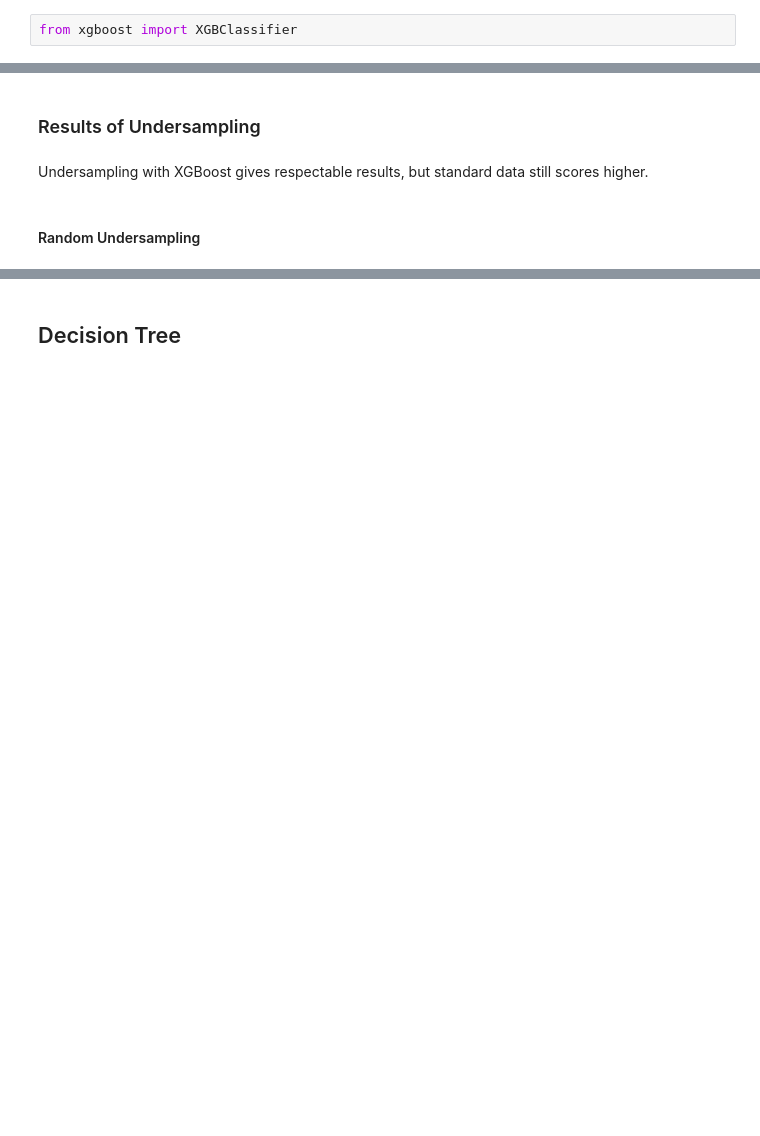
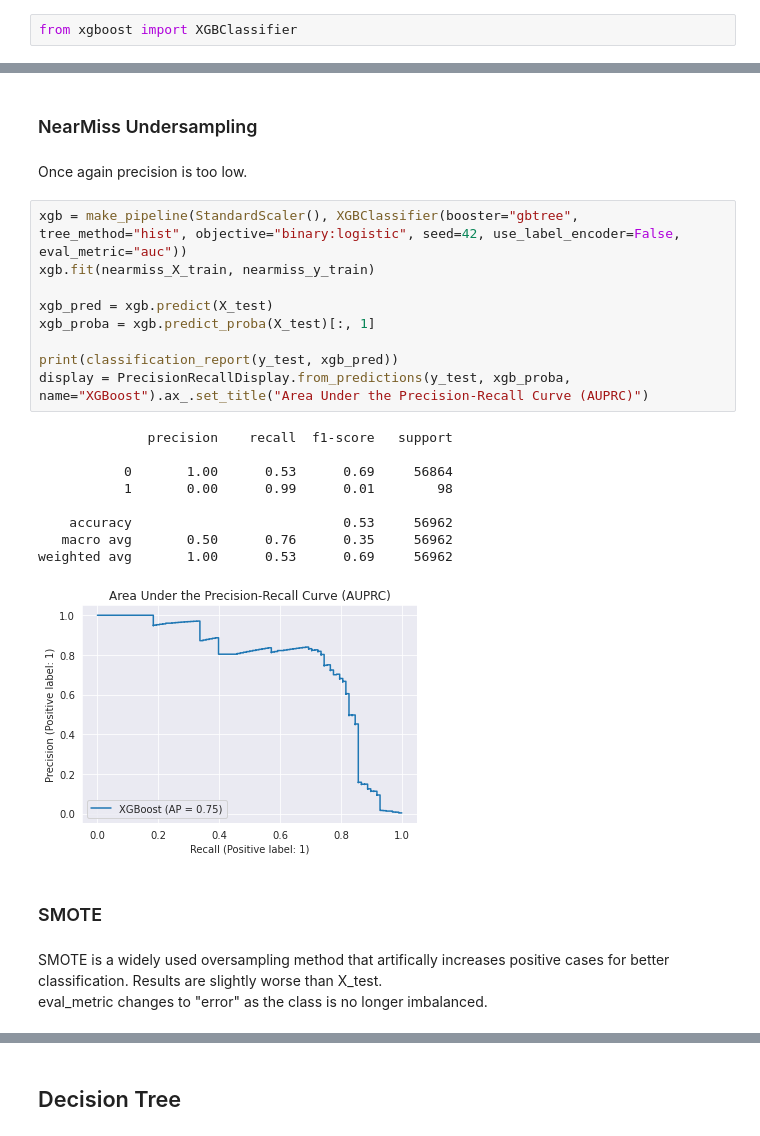
Before and after one commit to AtakanYuksel/credit-card-fraud-detection, a Jupyter notebook: main.ipynb, the cells around one changed output, grey strips where cells are left out. Cells and saved outputs as stored; diff of their text form; blank space fills up the shorter version.

```diff
--- a/main.ipynb
+++ b/main.ipynb
@@ -210,8 +335,30 @@ weighted avg       1.00      1.00      1.00     56962
 # %% [markdown]
-### Results of Undersampling
+### NearMiss Undersampling
-# %% [markdown]
-Undersampling with XGBoost gives respectable results, but standard data still scores higher.
-# %% [markdown]
-#### Random Undersampling
+# %% [markdown]
+Once again precision is too low.
+# %%
+xgb = make_pipeline(StandardScaler(), XGBClassifier(booster="gbtree", tree_method="hist", objective="binary:logistic", seed=42, use_label_encoder=False, eval_metric="auc"))
+xgb.fit(nearmiss_X_train, nearmiss_y_train)
+
+xgb_pred = xgb.predict(X_test)
+xgb_proba = xgb.predict_proba(X_test)[:, 1]
+
+print(classification_report(y_test, xgb_pred))
+display = PrecisionRecallDisplay.from_predictions(y_test, xgb_proba, name="XGBoost").ax_.set_title("Area Under the Precision-Recall Curve (AUPRC)")
+# %% [output]
+              precision    recall  f1-score   support
+
+           0       1.00      0.53      0.69     56864
+           1       0.00      0.99      0.01        98
+
+    accuracy                           0.53     56962
+   macro avg       0.50      0.76      0.35     56962
+weighted avg       1.00      0.53      0.69     56962
+[figure, added]
+# %% [markdown]
+### SMOTE
+# %% [markdown]
+SMOTE is a widely used oversampling method that artifically increases positive cases for better classification. Results are slightly worse than X_test.<br>
+eval_metric changes to "error" as the class is no longer imbalanced.
 # %%
 xgb = make_pipeline(StandardScaler(), XGBClassifier(booster="gbtree", tree_method="hist", objective="binary:logistic", seed=42, use_label_encoder=False, eval_metric="error"))
```
Also changed, not shown: parts of 65 cells of this notebook, 2 other files.
